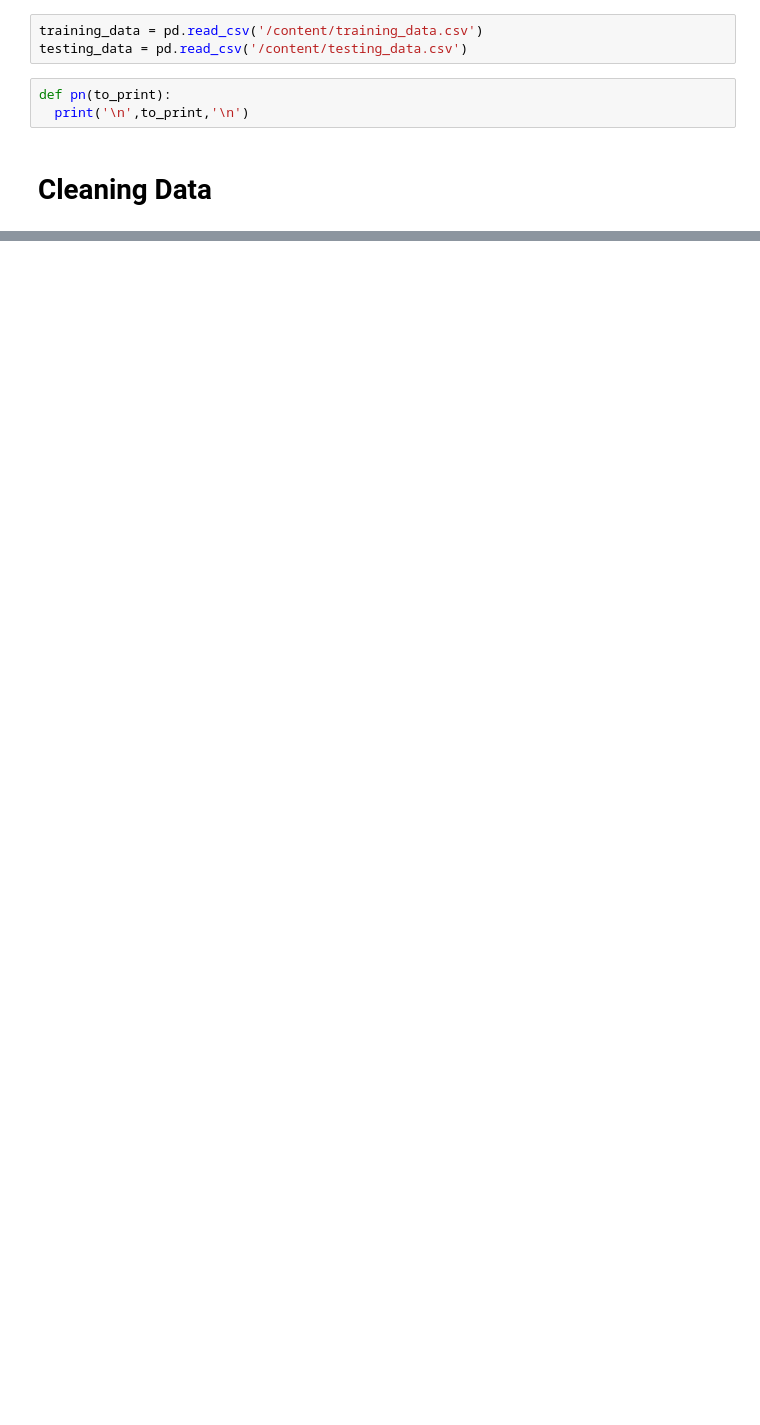
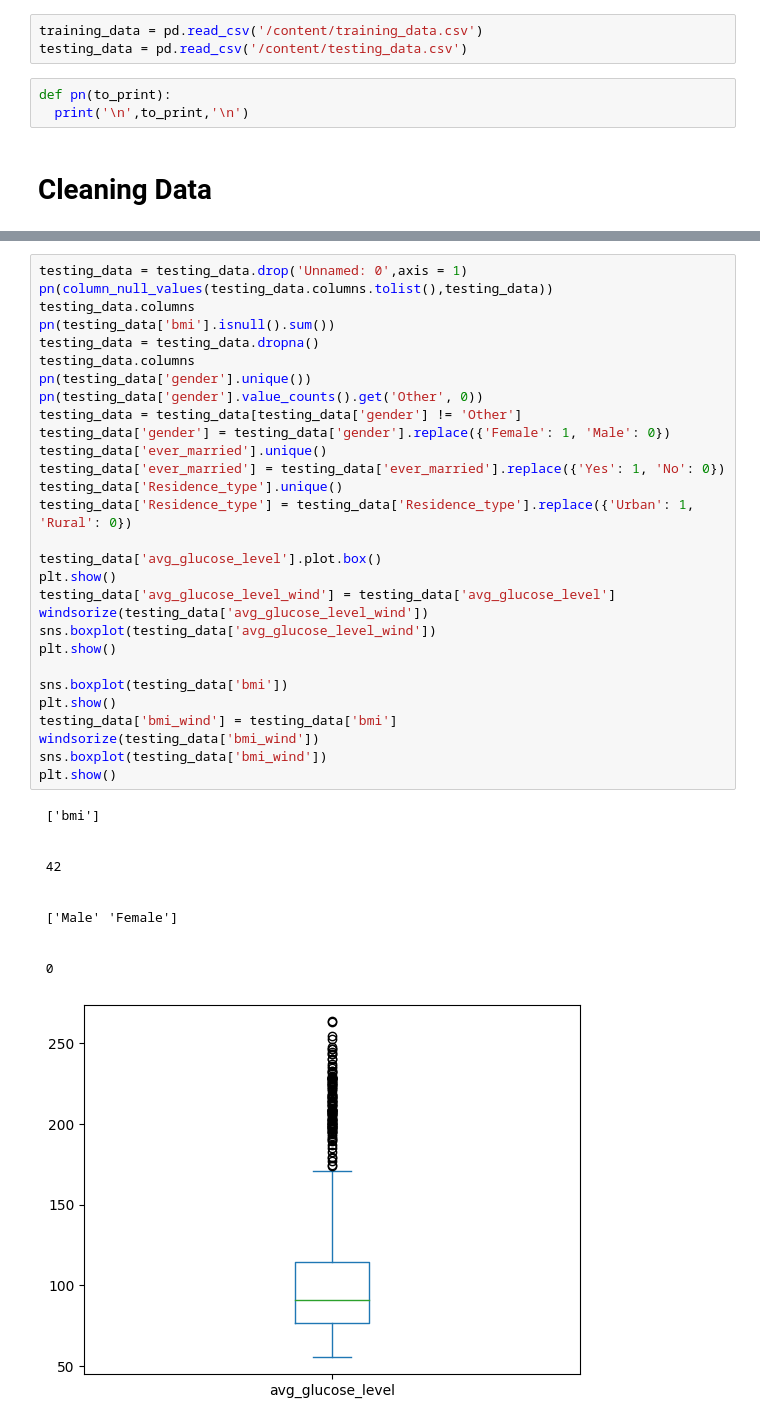
Before and after one commit to ShivamPatel26684/DS-3001-Project-2, a Jupyter notebook: DS_3001_Project_2_Code.ipynb, the cells around one changed output, grey strips where cells are left out. Saved outputs shown, nothing was run; the diff lists cells and outputs as text; blank space fills up the shorter version.

```diff
--- a/DS_3001_Project_2_Code.ipynb
+++ b/DS_3001_Project_2_Code.ipynb
@@ -57,0 +104,41 @@ training_data['bmi'].describe()
+# %%
+testing_data = testing_data.drop('Unnamed: 0',axis = 1)
+pn(column_null_values(testing_data.columns.tolist(),testing_data))
+testing_data.columns
+pn(testing_data['bmi'].isnull().sum())
+testing_data = testing_data.dropna()
+testing_data.columns
+pn(testing_data['gender'].unique())
+pn(testing_data['gender'].value_counts().get('Other', 0))
+testing_data = testing_data[testing_data['gender'] != 'Other']
+testing_data['gender'] = testing_data['gender'].replace({'Female': 1, 'Male': 0})
+testing_data['ever_married'].unique()
+testing_data['ever_married'] = testing_data['ever_married'].replace({'Yes': 1, 'No': 0})
+testing_data['Residence_type'].unique()
+testing_data['Residence_type'] = testing_data['Residence_type'].replace({'Urban': 1, 'Rural': 0})
+
+testing_data['avg_glucose_level'].plot.box()
+plt.show()
+testing_data['avg_glucose_level_wind'] = testing_data['avg_glucose_level']
+windsorize(testing_data['avg_glucose_level_wind'])
+sns.boxplot(testing_data['avg_glucose_level_wind'])
+plt.show()
+
+sns.boxplot(testing_data['bmi'])
+plt.show()
+testing_data['bmi_wind'] = testing_data['bmi']
+windsorize(testing_data['bmi_wind'])
+sns.boxplot(testing_data['bmi_wind'])
+plt.show()
+# %% [output]
+ ['bmi']
+
+
+ 42
+
+
+ ['Male' 'Female']
+
+
+ 0
+[figure, added]
```
Also changed, not shown: parts of 3 cells of this notebook.
